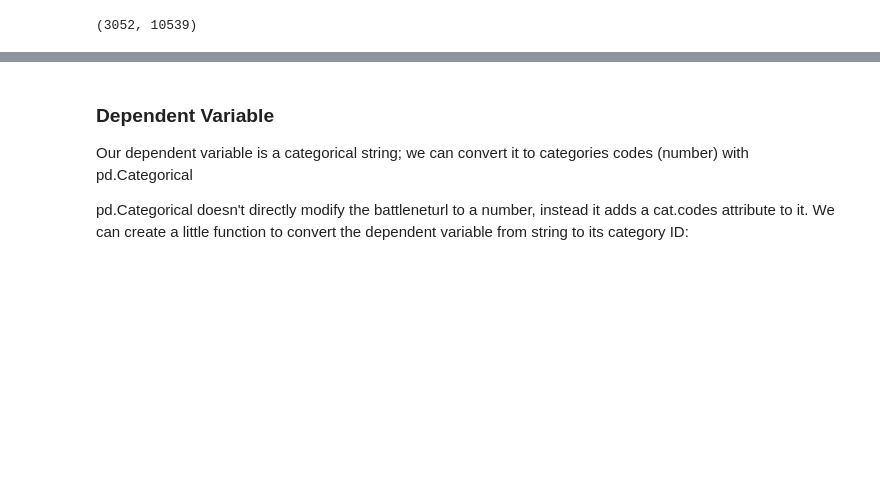
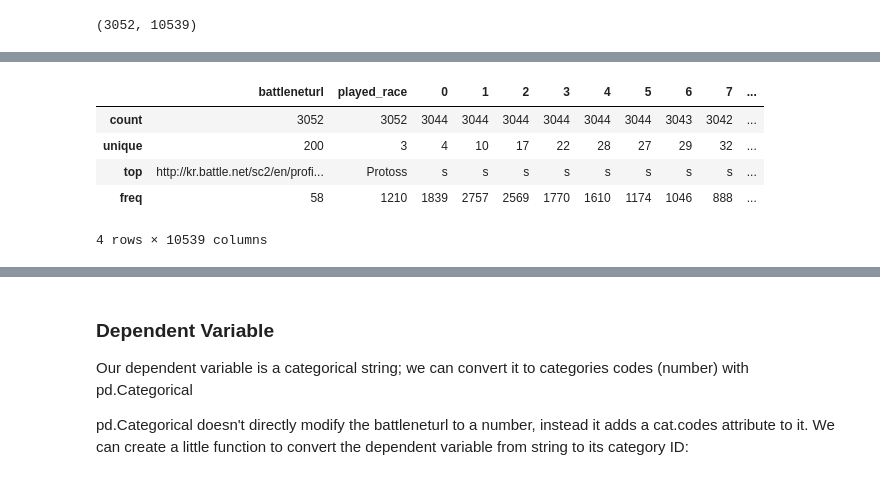
Before and after one commit to sofialtman/OT02---Data-Mining, a Jupyter notebook: main.ipynb, the cells around one changed output, grey strips where cells are left out. Drawn from its saved outputs; the diff is of its cells as text; code cells hidden in the pictures; blank space fills up the shorter version.

```diff
--- a/main.ipynb
+++ b/main.ipynb
@@ -48,0 +71,9 @@ features_train.shape #, features_test.shape
+# %%
+features_train.describe()
+# %% [output]
+|  | battleneturl | played_race | 0 | 1 | 2 | 3 | 4 | 5 | 6 | 7 | ... |
+| count | 3052 | 3052 | 3044 | 3044 | 3044 | 3044 | 3044 | 3044 | 3043 | 3042 | ... |
+| unique | 200 | 3 | 4 | 10 | 17 | 22 | 28 | 27 | 29 | 32 | ... |
+| top | http://kr.battle.net/sc2/en/profi... | Protoss | s | s | s | s | s | s | s | s | ... |
+| freq | 58 | 1210 | 1839 | 2757 | 2569 | 1770 | 1610 | 1174 | 1046 | 888 | ... |
+4 rows × 10539 columns
```
Also changed, not shown: parts of 10 cells of this notebook, 1 other file.
